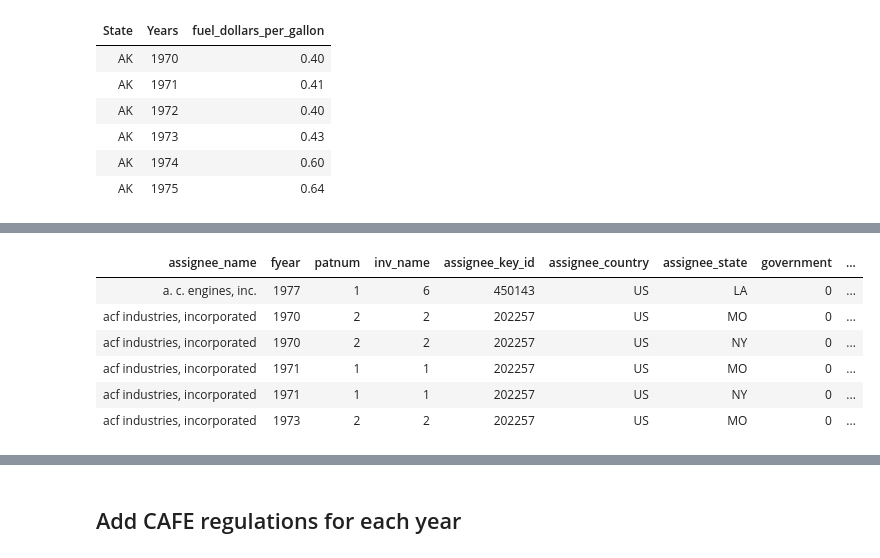
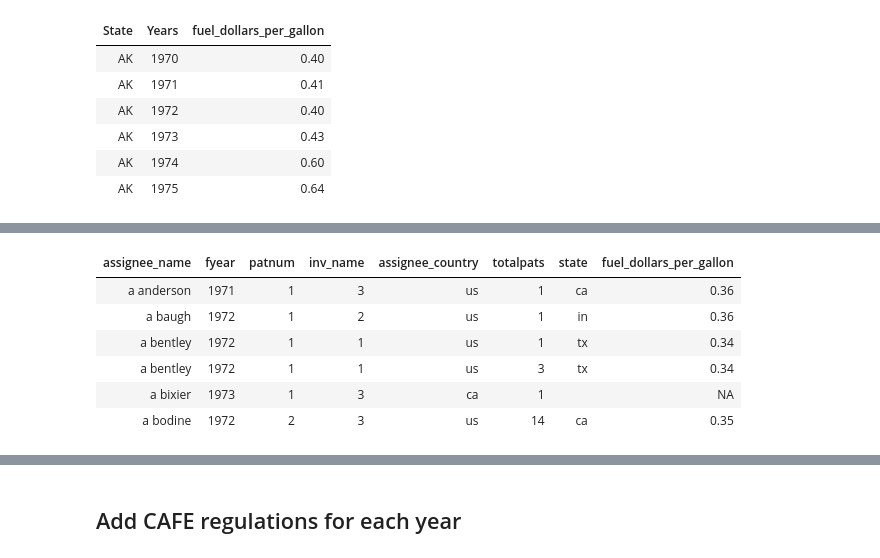
Before and after one commit to GabyMartinez/Data_Analysis_Python_R, a Jupyter notebook: Data Cleaning/Merge and clean data.ipynb, the cells around one changed output, grey strips where cells are left out. Drawn from its saved outputs; the diff is of its cells as text; code cells hidden in the pictures.

```diff
--- a/Data Cleaning/Merge and clean data.ipynb
+++ b/Data Cleaning/Merge and clean data.ipynb
@@ -216,3 +306,7 @@ head(gas_prices)
 | AK | 1973 | 0.43 |
 | AK | 1974 | 0.60 |
 | AK | 1975 | 0.64 |
+# %%
+#Make states lowercase
+gas_prices$State = tolower(gas_prices$State)
+head(gas_prices)
@@ -219,17 +321,20 @@ head(gas_prices)
 # %%
 #merge w/ firms df
-left_join(firms, gas_prices, by=c("assignee_state" = "State", "fyear"="Years")) -> firms
+left_join(firms, gas_prices, by=c("state" = "State", "fyear"="Years")) -> firms
 head(firms)
 
+#fixing df when merge goes wrong
+# firms %>% select(!fuel_dollars_per_gallon) -> firms
+
 #only run once
 # %% [output]
-| assignee_name | fyear | patnum | inv_name | assignee_key_id | assignee_country | assignee_state | government | ... |
-| a. c. engines, inc. | 1977 | 1 | 6 | 450143 | US | LA | 0 | ... |
-| acf industries, incorporated | 1970 | 2 | 2 | 202257 | US | MO | 0 | ... |
-| acf industries, incorporated | 1970 | 2 | 2 | 202257 | US | NY | 0 | ... |
-| acf industries, incorporated | 1971 | 1 | 1 | 202257 | US | MO | 0 | ... |
-| acf industries, incorporated | 1971 | 1 | 1 | 202257 | US | NY | 0 | ... |
-| acf industries, incorporated | 1973 | 2 | 2 | 202257 | US | MO | 0 | ... |
+| assignee_name | fyear | patnum | inv_name | assignee_country | totalpats | state | fuel_dollars_per_gallon |
+| a anderson | 1971 | 1 | 3 | us | 1 | ca | 0.36 |
+| a baugh | 1972 | 1 | 2 | us | 1 | in | 0.36 |
+| a bentley | 1972 | 1 | 1 | us | 1 | tx | 0.34 |
+| a bentley | 1972 | 1 | 1 | us | 3 | tx | 0.34 |
+| a bixier | 1973 | 1 | 3 | ca | 1 |  | NA |
+| a bodine | 1972 | 2 | 3 | us | 14 | ca | 0.35 |
 # %%
 #rename fyear and inv_name
 gsub("fyear", "year", names(firms)) -> names(firms)
```
Also changed, not shown: parts of 24 cells of this notebook.
